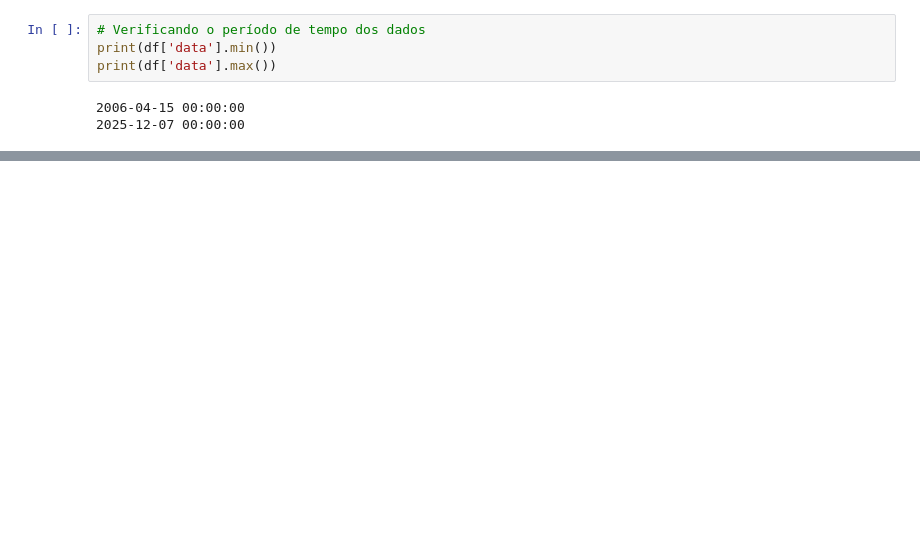
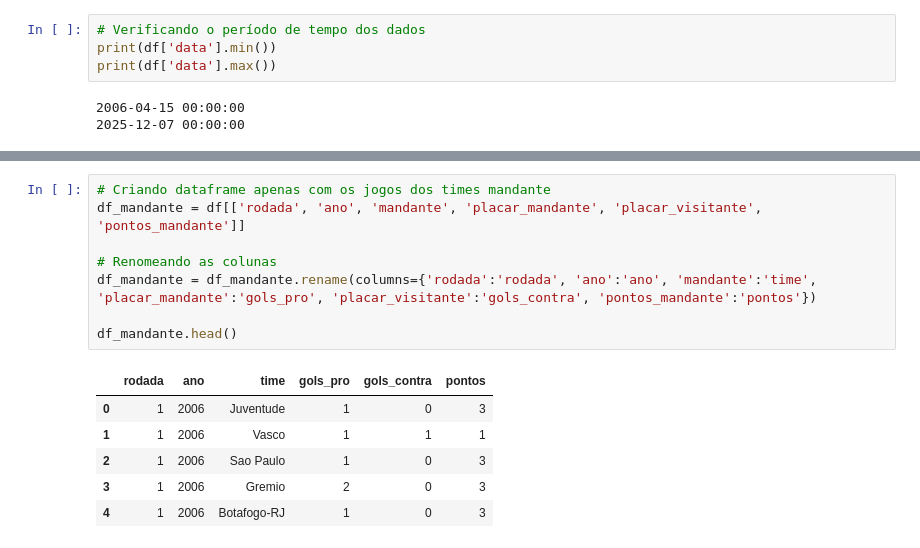
Before and after one commit to murilojusti/previsao_brasileirao, a Jupyter notebook: previsao.ipynb, the cells around one changed output, grey strips where cells are left out. Cells and saved outputs as stored; diff of their text form; blank space fills up the shorter version.

```diff
--- a/previsao.ipynb
+++ b/previsao.ipynb
@@ -89,0 +130,15 @@ print(df['data'].max())
+# %%
+# Criando dataframe apenas com os jogos dos times mandante
+df_mandante = df[['rodada', 'ano', 'mandante', 'placar_mandante', 'placar_visitante', 'pontos_mandante']]
+
+# Renomeando as colunas
+df_mandante = df_mandante.rename(columns={'rodada':'rodada', 'ano':'ano', 'mandante':'time', 'placar_mandante':'gols_pro', 'placar_visitante':'gols_contra', 'pontos_mandante':'pontos'})
+
+df_mandante.head()
+# %% [output]
+|  | rodada | ano | time | gols_pro | gols_contra | pontos |
+| 0 | 1 | 2006 | Juventude | 1 | 0 | 3 |
+| 1 | 1 | 2006 | Vasco | 1 | 1 | 1 |
+| 2 | 1 | 2006 | Sao Paulo | 1 | 0 | 3 |
+| 3 | 1 | 2006 | Gremio | 2 | 0 | 3 |
+| 4 | 1 | 2006 | Botafogo-RJ | 1 | 0 | 3 |
```
Also changed, not shown: parts of 11 cells of this notebook.
